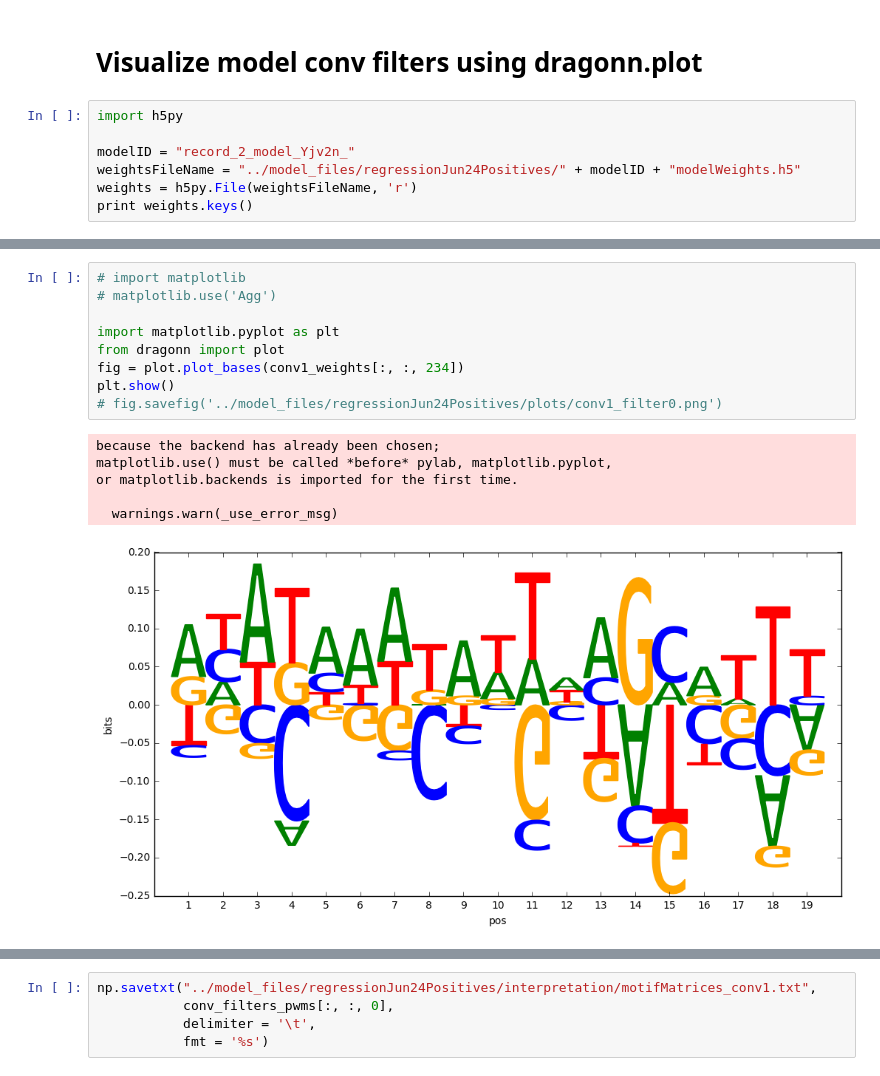
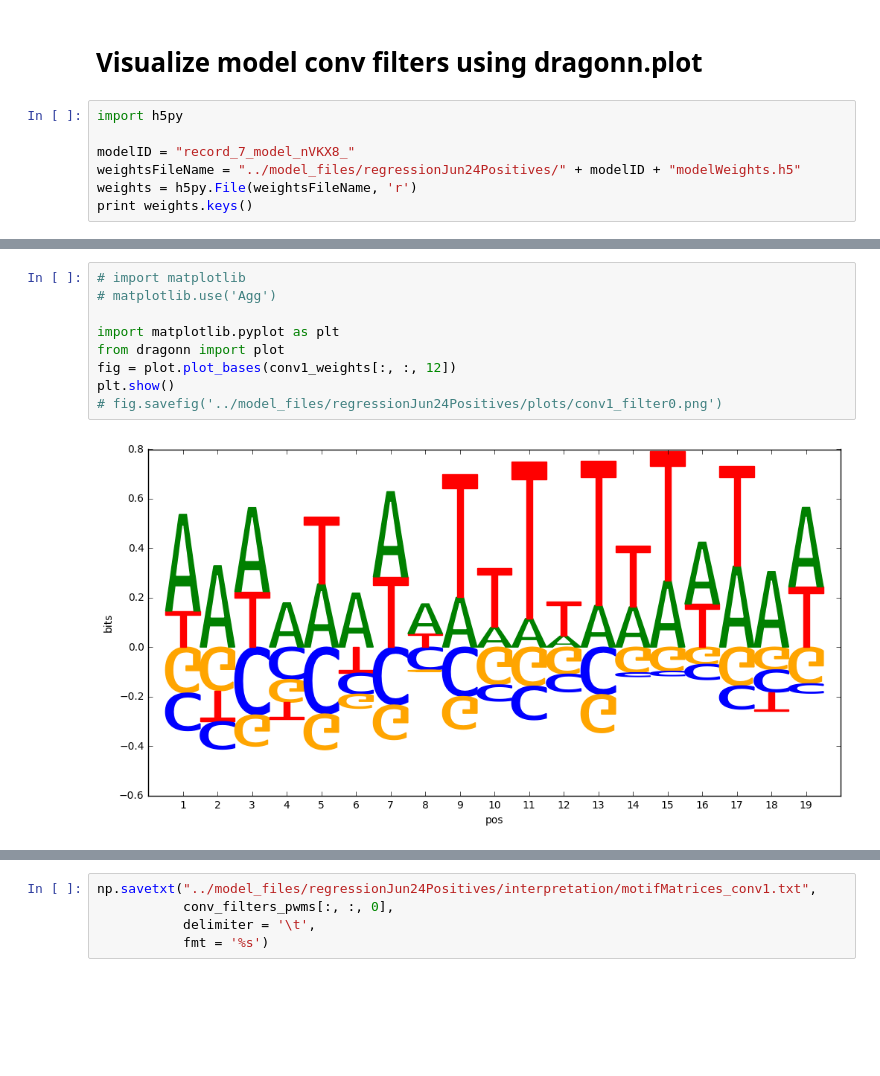
Before and after one commit to kundajelab/mpra, a Jupyter notebook: deeplearn/scripts/Interpretation of Trained Models.ipynb, the cells around one changed output, grey strips where cells are left out. Drawn from its saved outputs; the diff is of its cells as text; blank space fills up the shorter version.

Commit message:
periodic commit: added yamls, jupyter notebooks for model interpretation, and model results files

```diff
--- a/deeplearn/scripts/Interpretation of Trained Models.ipynb
+++ b/deeplearn/scripts/Interpretation of Trained Models.ipynb
@@ -53,7 +62,7 @@ print "Rep2 signal predictions Spearman = " + str(spearmanr(y_pred[:, 2], y_test
 # %%
 import h5py
 
-modelID = "record_2_model_Yjv2n_"
+modelID = "record_7_model_nVKX8_"
 weightsFileName = "../model_files/regressionJun24Positives/" + modelID + "modelWeights.h5"
 weights = h5py.File(weightsFileName, 'r')
 print weights.keys()
@@ -97,19 +102,14 @@ print np.argmax(conv1_weights[:, :, 0], axis=1)
 # %%
 # import matplotlib
 # matplotlib.use('Agg')
 
 import matplotlib.pyplot as plt
 from dragonn import plot
-fig = plot.plot_bases(conv1_weights[:, :, 234])
+fig = plot.plot_bases(conv1_weights[:, :, 12])
 plt.show()
 # fig.savefig('../model_files/regressionJun24Positives/plots/conv1_filter0.png')
 # %% [output]
-because the backend has already been chosen;
-matplotlib.use() must be called *before* pylab, matplotlib.pyplot,
-or matplotlib.backends is imported for the first time.
-
-  warnings.warn(_use_error_msg)
-[figure, old version]
+[figure, new version]
 # %%
 def softmax(matrix):
     probs = np.exp(10*matrix[:, :]) / np.repeat(np.reshape(np.sum(np.exp(10*matrix[:, :]), axis = 1), (19, 1, 300)), 4, axis=1)
```
Also changed, not shown: parts of 55 cells of this notebook, 31 other files.
